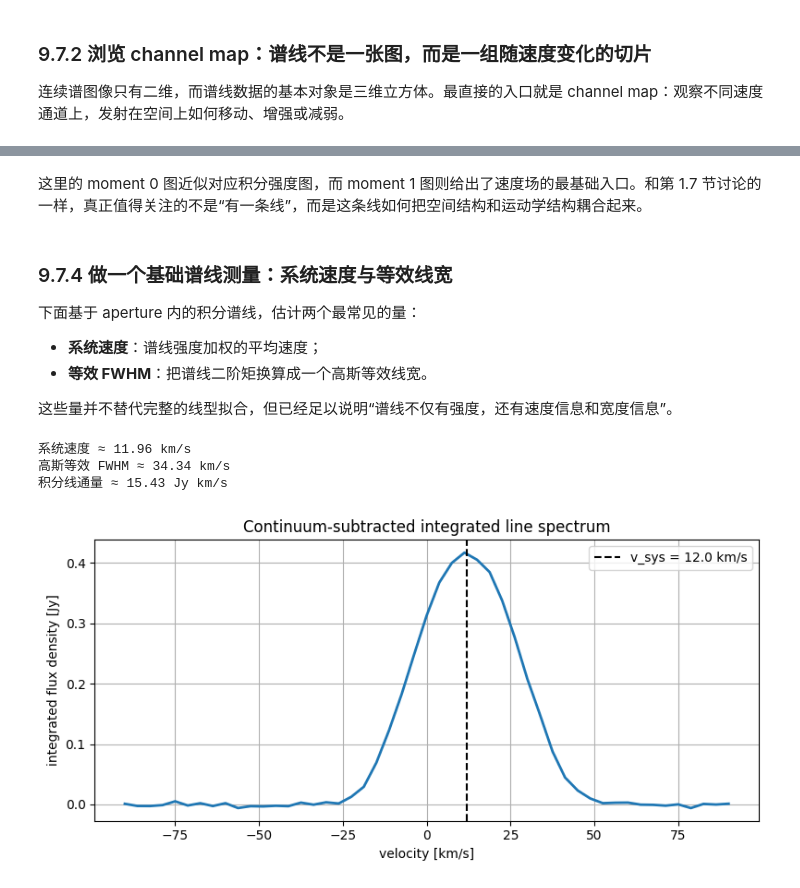
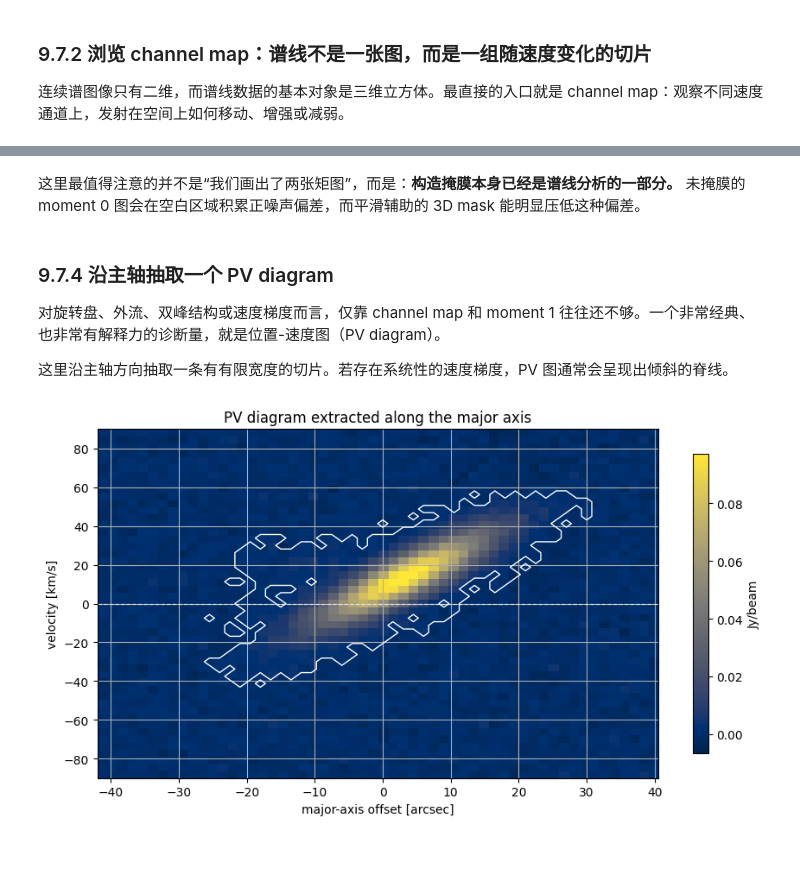
Before and after one commit to astronomical-data-processing/radio-interferometry, a Jupyter notebook: 9_Practical/9_7_spectral_line_processing.ipynb, the cells around one changed output, grey strips where cells are left out. Drawn from its saved outputs; the diff is of its cells as text; code cells hidden in the pictures; blank space fills up the shorter version.

```diff
--- a/9_Practical/9_7_spectral_line_processing.ipynb
+++ b/9_Practical/9_7_spectral_line_processing.ipynb
@@ -237,36 +425,42 @@ plt.tight_layout()
 # %% [markdown]
-这里的 moment 0 图近似对应积分强度图，而 moment 1 图则给出了速度场的最基础入口。和第 1.7 节讨论的一样，真正值得关注的不是“有一条线”，而是这条线如何把空间结构和运动学结构耦合起来。
+这里最值得注意的并不是“我们画出了两张矩图”，而是：**构造掩膜本身已经是谱线分析的一部分。** 未掩膜的 moment 0 图会在空白区域积累正噪声偏差，而平滑辅助的 3D mask 能明显压低这种偏差。
 # %% [markdown]
-### 9.7.4 做一个基础谱线测量：系统速度与等效线宽
+### 9.7.4 沿主轴抽取一个 PV diagram
 
-下面基于 aperture 内的积分谱线，估计两个最常见的量：
+对旋转盘、外流、双峰结构或速度梯度而言，仅靠 channel map 和 moment 1 往往还不够。一个非常经典、也非常有解释力的诊断量，就是位置-速度图（PV diagram）。
 
-- **系统速度**：谱线强度加权的平均速度；
-- **等效 FWHM**：把谱线二阶矩换算成一个高斯等效线宽。
-
-这些量并不替代完整的线型拟合，但已经足以说明“谱线不仅有强度，还有速度信息和宽度信息”。
+这里沿主轴方向抽取一条有有限宽度的切片。若存在系统性的速度梯度，PV 图通常会呈现出倾斜的脊线。
 # %%
-positive_spec = np.clip(spectrum_line, a_min=0.0, a_max=None)
-systemic_velocity = np.sum(vel_kms * positive_spec) / np.sum(positive_spec)
-sigma_line = np.sqrt(np.sum(positive_spec * (vel_kms - systemic_velocity) ** 2) / np.sum(positive_spec))
-fwhm_equiv = 2.355 * sigma_line
-integrated_flux = np.sum(positive_spec) * dv
+slit_center_dec = -1.5
+slit_halfwidth = 3.0
+row_select = np.abs(coords - slit_center_dec) <= slit_halfwidth
+pv_slice = cube_sub[:, row_select, :].mean(axis=1)
+pv_mask = mask[:, row_select, :].any(axis=1).astype(float)
 
-fig, ax = plt.subplots(figsize=(8.0, 4.0))
-ax.plot(vel_kms, spectrum_line, color="tab:blue", lw=2.0)
-ax.axvline(systemic_velocity, color="black", ls="--", label=f"v_sys = {systemic_velocity:.1f} km/s")
-ax.set_xlabel("velocity [km/s]")
-ax.set_ylabel("integrated flux density [Jy]")
-ax.set_title("Continuum-subtracted integrated line spectrum")
-ax.legend(loc="upper right")
+fig, ax = plt.subplots(figsize=(9.0, 5.0))
+im = ax.imshow(
+    pv_slice,
+    origin="lower",
+    aspect="auto",
+    extent=[coords[0], coords[-1], vel_kms[0], vel_kms[-1]],
+    cmap="cividis",
+    vmin=-2.0 * noise_rms,
+    vmax=np.max(pv_slice) * 0.95,
+)
+ax.contour(
+    coords,
+    vel_kms,
+    pv_mask,
+    levels=[0.5],
+    colors="white",
+    linewidths=1.0,
+)
+ax.axhline(0.0, color="white", ls="--", lw=0.9, alpha=0.7)
+ax.set_xlabel("major-axis offset [arcsec]")
+ax.set_ylabel("velocity [km/s]")
+ax.set_title("PV diagram extracted along the major axis")
+plt.colorbar(im, ax=ax, shrink=0.86, label="Jy/beam")
 plt.tight_layout()
-
-print(f"系统速度 ≈ {systemic_velocity:.2f} km/s")
-print(f"高斯等效 FWHM ≈ {fwhm_equiv:.2f} km/s")
-print(f"积分线通量 ≈ {integrated_flux:.2f} Jy km/s")
 # %% [output]
-系统速度 ≈ 11.96 km/s
-高斯等效 FWHM ≈ 34.34 km/s
-积分线通量 ≈ 15.43 Jy km/s
-[figure, old version]
+[figure, new version]
 # %% [markdown]
```
Also changed, not shown: parts of 14 cells of this notebook, 9 other files.
